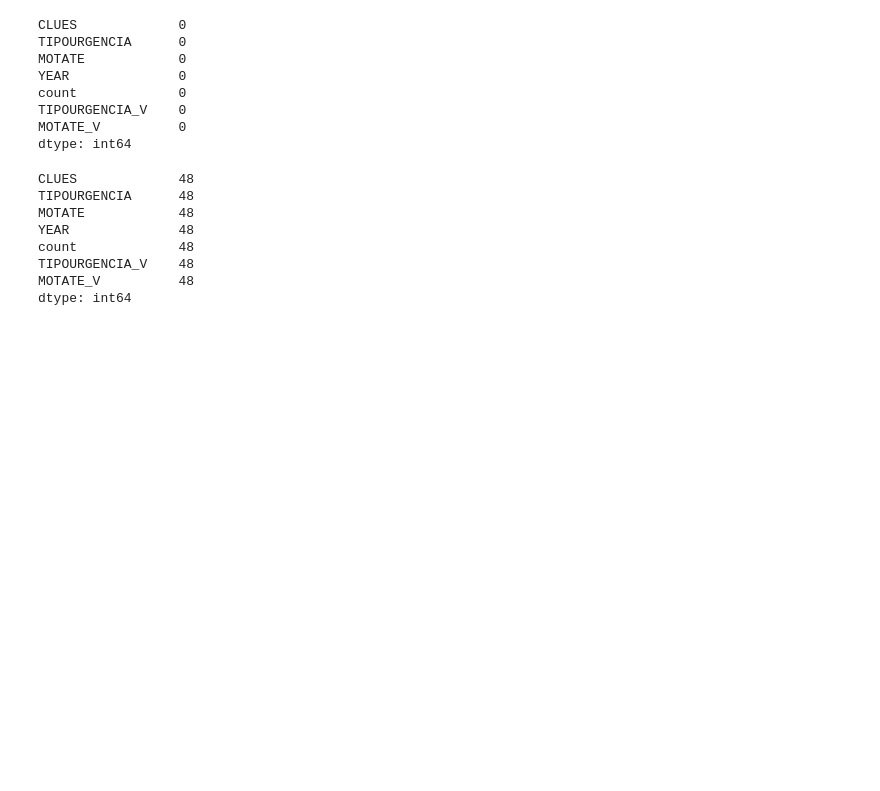
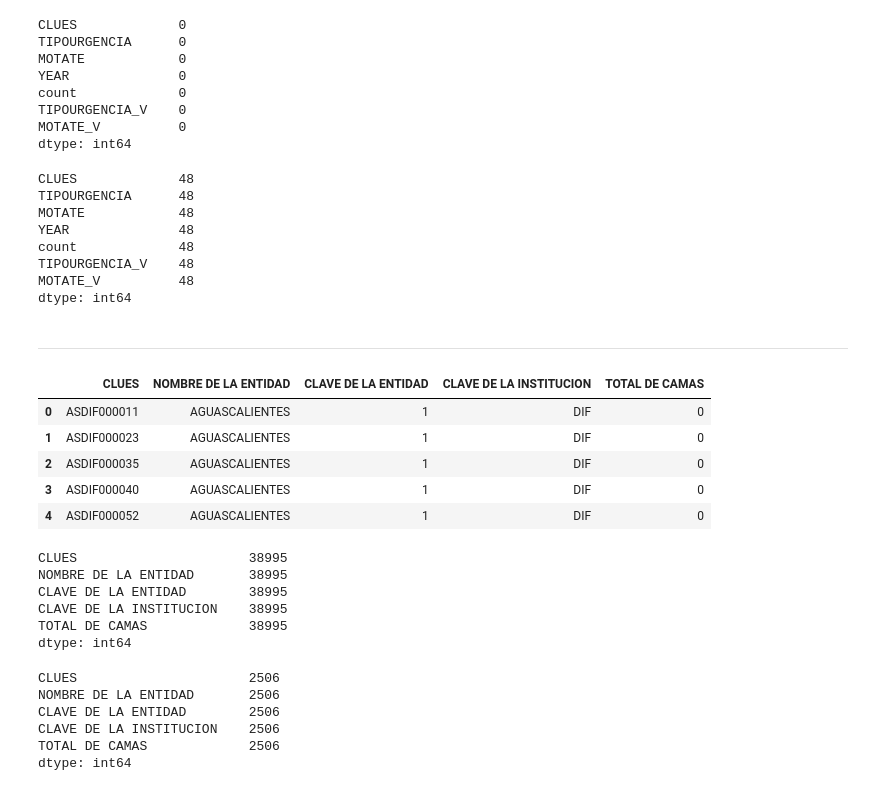
Before and after one commit to JoannePeel/healthcare-data-analysis, a Jupyter notebook: main.ipynb, the cells around one changed output. Saved outputs shown, nothing was run; the diff lists cells and outputs as text; code cells hidden in the pictures; blank space fills up the shorter version.

```diff
--- a/main.ipynb
+++ b/main.ipynb
@@ -391,3 +391,5 @@ dtype: int64
 output_file = 'data_output/urgencies_by_date_cat.csv'
 
 urgencies_cdmx_grouped.to_csv(output_file, encoding='utf-8', index=False)
+# %% [markdown]
+---
@@ -393,0 +404,29 @@ urgencies_cdmx_grouped.to_csv(output_file, encoding='utf-8', index=False)
+# %%
+hospital_list.head()
+# %% [output]
+|  | CLUES | NOMBRE DE LA ENTIDAD | CLAVE DE LA ENTIDAD | CLAVE DE LA INSTITUCION | TOTAL DE CAMAS |
+| 0 | ASDIF000011 | AGUASCALIENTES | 1 | DIF | 0 |
+| 1 | ASDIF000023 | AGUASCALIENTES | 1 | DIF | 0 |
+| 2 | ASDIF000035 | AGUASCALIENTES | 1 | DIF | 0 |
+| 3 | ASDIF000040 | AGUASCALIENTES | 1 | DIF | 0 |
+| 4 | ASDIF000052 | AGUASCALIENTES | 1 | DIF | 0 |
+# %%
+hospital_list.count()
+# %% [output]
+CLUES                      38995
+NOMBRE DE LA ENTIDAD       38995
+CLAVE DE LA ENTIDAD        38995
+CLAVE DE LA INSTITUCION    38995
+TOTAL DE CAMAS             38995
+dtype: int64
+# %%
+hospital_list_cdmx = hospital_list[(hospital_list['CLAVE DE LA ENTIDAD'] == 9 )]
+
+hospital_list_cdmx.count()
+# %% [output]
+CLUES                      2506
+NOMBRE DE LA ENTIDAD       2506
+CLAVE DE LA ENTIDAD        2506
+CLAVE DE LA INSTITUCION    2506
+TOTAL DE CAMAS             2506
+dtype: int64
```
Also changed, not shown: parts of 6 cells of this notebook, 1 other file.
